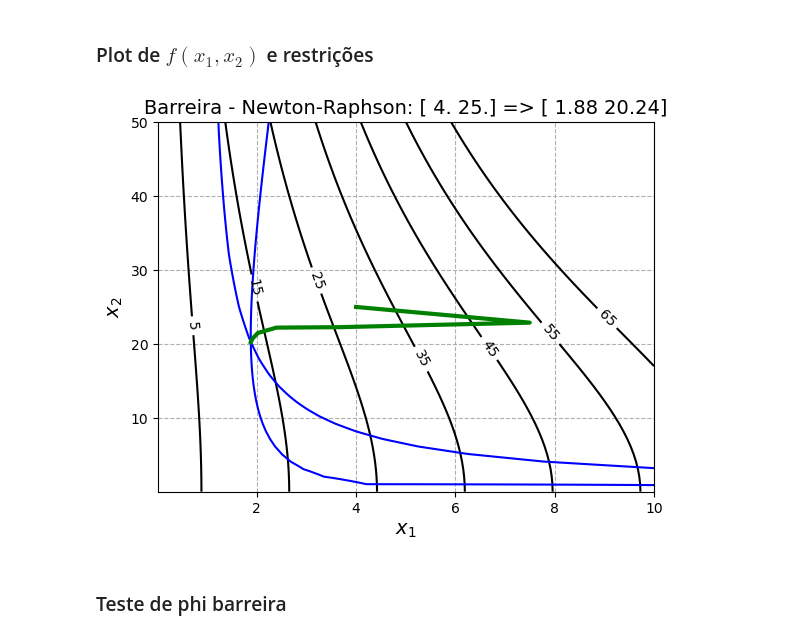
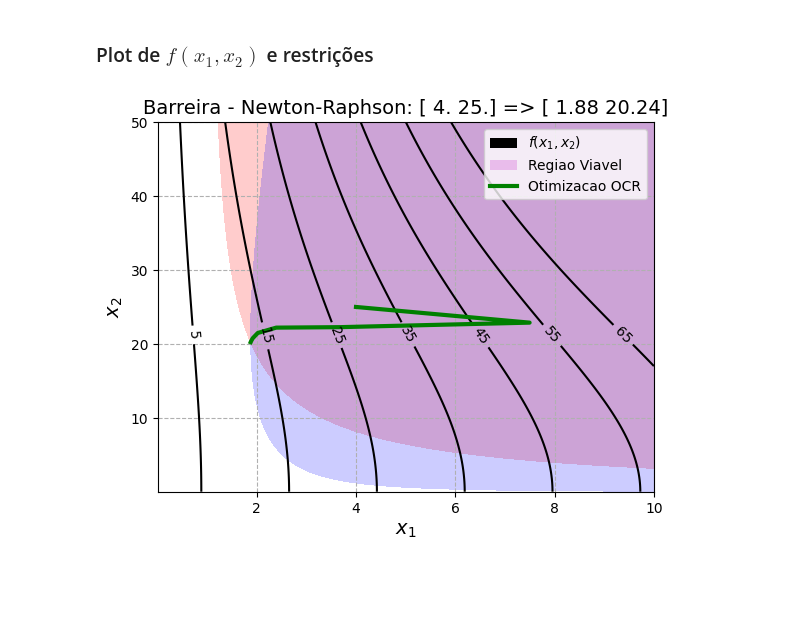
Before and after one commit to gustgs/OtimizacaoMEC2403, a Jupyter notebook: Trabalho2/trabalho2_Prob02_barreira.ipynb, the cells around one changed output. Saved outputs shown, nothing was run; the diff lists cells and outputs as text; code cells hidden in the pictures; blank space fills up the shorter version.

```diff
--- a/Trabalho2/trabalho2_Prob02_barreira.ipynb
+++ b/Trabalho2/trabalho2_Prob02_barreira.ipynb
@@ -413,40 +354,40 @@ plt.show()
 # %% [markdown]
 ### Plot de $f(x_1, x_2)$ e restrições
 # %%
-x1 = np.linspace(0.01,10)
-x2 = np.linspace(0.01,50)
+x1 = np.linspace(0.01,10, 2000)
+x2 = np.linspace(0.01,50, 2000)
 X1, X2 = np.meshgrid(x1, x2)
 levellist = [5,15,25,35,45,55,65]
 
 X3 = f([X1, X2])
 
 figura, ax = plt.subplots()
 
 niveis = ax.contour(X1, X2, X3, levellist, colors='black')
 ax.clabel(niveis, inline=1, fontsize=10)
 
-for hk in hk_list:
-    X3 = hk([X1,X2])
-    plt.contour(X1, X2, X3, [0], colors='red')
+X3 = cl1([X1,X2])
+ax.contourf(X1, X2, X3, [-100000, 0], colors='red', alpha=0.2)
 
-for cl in cl_list:
-    X3 = cl([X1,X2])
-    plt.contour(X1, X2, X3, [0], colors='blue')
+X3 = cl2([X1,X2])
+plt.contourf(X1, X2, X3, [-10000000, 0], colors='blue', alpha=0.2)
 
 x = []
 y = []
 for P in listP_OCR:
     x.append(P[0])
     y.append(P[1])
 
-ax.plot(x, y, color='g', linewidth='3')
+line3, = ax.plot(x, y, color='g', linewidth='3')
+
+proxy = [plt.Rectangle((0,0),1,1,fc = 'black'), plt.Rectangle((0,0),1,1,fc = 'm', alpha=0.2), line3]
+ax.legend(proxy, [f'$f(x_1,x_2)$', 'Regiao Viavel', 'Otimizacao OCR'], loc='upper right')
+
 ax.set_xlabel('$x_1$', fontsize='14')
 ax.set_ylabel('$x_2$', fontsize='14')
 ax.grid(linestyle='--')
 titulo = n_met_ocr + ' - ' + n_met + ': ' + np.array2string(listP_OCR[0], precision = 2, separator=' ') + ' => ' + np.array2string(listP_OCR[-1], precision = 2, separator=' ')
 ax.set_title(titulo, fontsize='14')
 plt.show()
 # %% [output]
-[figure, old version]
+[figure, new version]
-# %% [markdown]
-### Teste de phi barreira
```
Also changed, not shown: parts of 4 cells of this notebook, 5 other files.
